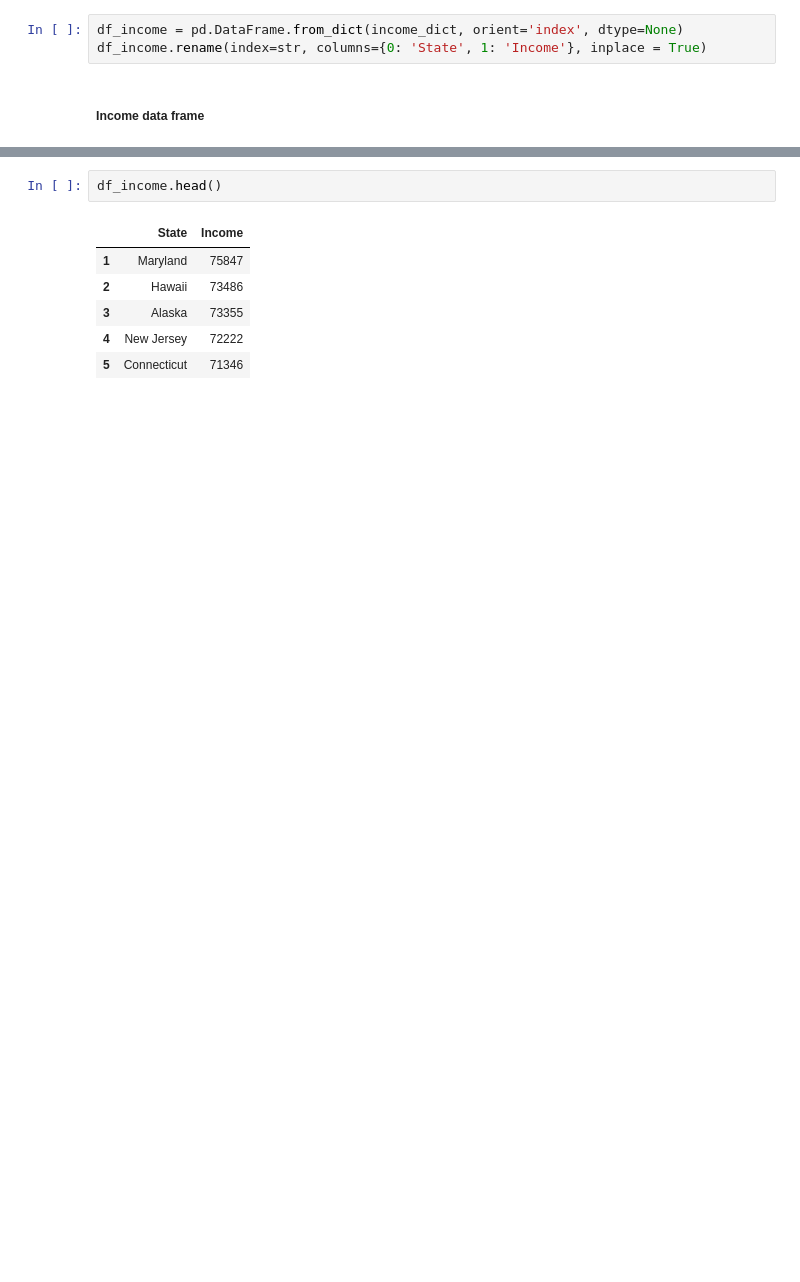
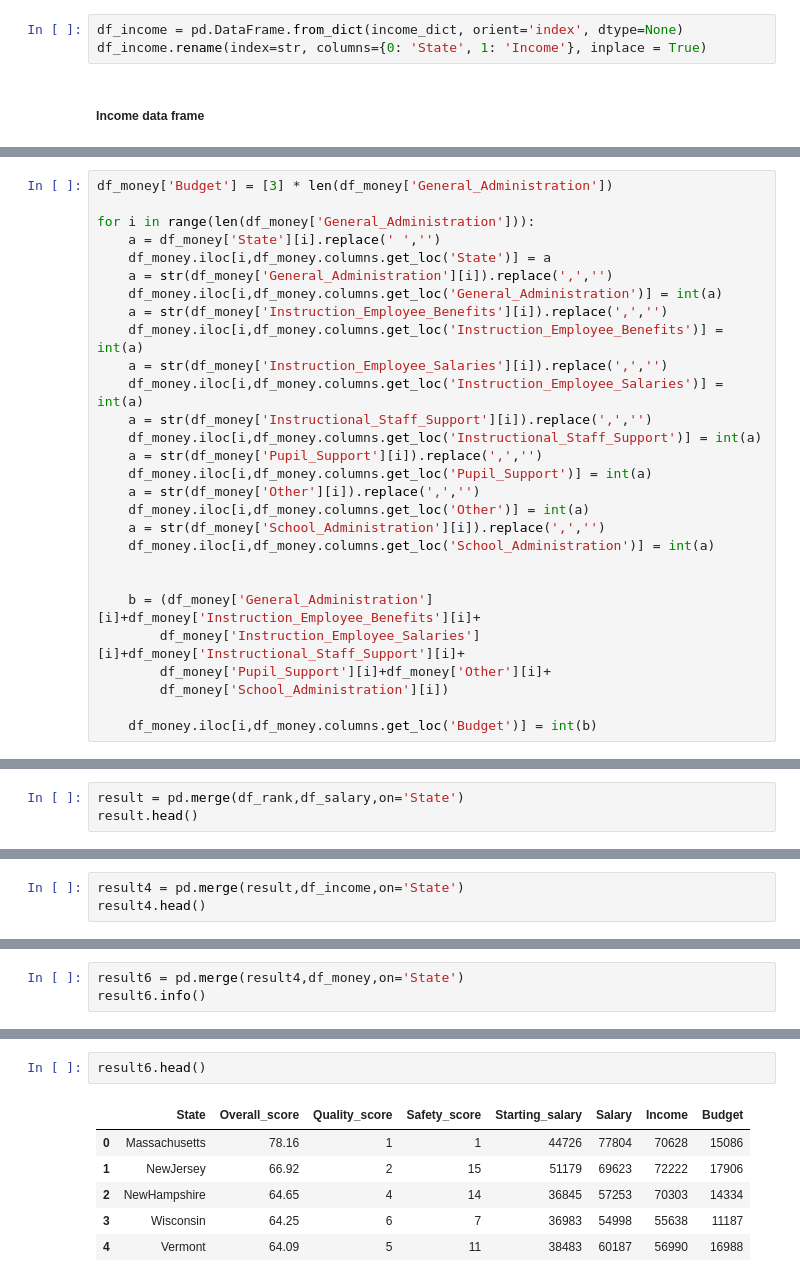
Before and after one commit to amycurneen/Metis-Curneen, a Jupyter notebook: Project 2/Project 2 Web Scraping.ipynb, the cells around one changed output, grey strips where cells are left out. Drawn from its saved outputs; the diff is of its cells as text; blank space fills up the shorter version.

```diff
--- a/Project 2/Project 2 Web Scraping.ipynb
+++ b/Project 2/Project 2 Web Scraping.ipynb
@@ -166,0 +749,28 @@ df_income.rename(index=str, columns={0: 'State', 1: 'Income'}, inplace = True)
+# %%
+df_money['Budget'] = [3] * len(df_money['General_Administration'])
+
+for i in range(len(df_money['General_Administration'])):
+    a = df_money['State'][i].replace(' ','')
+    df_money.iloc[i,df_money.columns.get_loc('State')] = a
+    a = str(df_money['General_Administration'][i]).replace(',','')
+    df_money.iloc[i,df_money.columns.get_loc('General_Administration')] = int(a)
+    a = str(df_money['Instruction_Employee_Benefits'][i]).replace(',','')
+    df_money.iloc[i,df_money.columns.get_loc('Instruction_Employee_Benefits')] = int(a)
+    a = str(df_money['Instruction_Employee_Salaries'][i]).replace(',','')
+    df_money.iloc[i,df_money.columns.get_loc('Instruction_Employee_Salaries')] = int(a)
+    a = str(df_money['Instructional_Staff_Support'][i]).replace(',','')
+    df_money.iloc[i,df_money.columns.get_loc('Instructional_Staff_Support')] = int(a)
+    a = str(df_money['Pupil_Support'][i]).replace(',','')
+    df_money.iloc[i,df_money.columns.get_loc('Pupil_Support')] = int(a)
+    a = str(df_money['Other'][i]).replace(',','')
+    df_money.iloc[i,df_money.columns.get_loc('Other')] = int(a)
+    a = str(df_money['School_Administration'][i]).replace(',','')
+    df_money.iloc[i,df_money.columns.get_loc('School_Administration')] = int(a)
+
+
+    b = (df_money['General_Administration'][i]+df_money['Instruction_Employee_Benefits'][i]+
+        df_money['Instruction_Employee_Salaries'][i]+df_money['Instructional_Staff_Support'][i]+
+        df_money['Pupil_Support'][i]+df_money['Other'][i]+
+        df_money['School_Administration'][i])
+
+    df_money.iloc[i,df_money.columns.get_loc('Budget')] = int(b)
@@ -166,0 +794,3 @@ df_income.rename(index=str, columns={0: 'State', 1: 'Income'}, inplace = True)
+# %%
+result = pd.merge(df_rank,df_salary,on='State')
+result.head()
@@ -166,0 +804,3 @@ df_income.rename(index=str, columns={0: 'State', 1: 'Income'}, inplace = True)
+# %%
+result4 = pd.merge(result,df_income,on='State')
+result4.head()
@@ -166,0 +814,3 @@ df_income.rename(index=str, columns={0: 'State', 1: 'Income'}, inplace = True)
+# %%
+result6 = pd.merge(result4,df_money,on='State')
+result6.info()
@@ -167,9 +856,9 @@ df_income.rename(index=str, columns={0: 'State', 1: 'Income'}, inplace = True)
 # %%
-df_income.head()
+result6.head()
 # %% [output]
-|  | State | Income |
-| 1 | Maryland | 75847 |
-| 2 | Hawaii | 73486 |
-| 3 | Alaska | 73355 |
-| 4 | New Jersey | 72222 |
-| 5 | Connecticut | 71346 |
+|  | State | Overall_score | Quality_score | Safety_score | Starting_salary | Salary | Income | Budget |
+| 0 | Massachusetts | 78.16 | 1 | 1 | 44726 | 77804 | 70628 | 15086 |
+| 1 | NewJersey | 66.92 | 2 | 15 | 51179 | 69623 | 72222 | 17906 |
+| 2 | NewHampshire | 64.65 | 4 | 14 | 36845 | 57253 | 70303 | 14334 |
+| 3 | Wisconsin | 64.25 | 6 | 7 | 36983 | 54998 | 55638 | 11187 |
+| 4 | Vermont | 64.09 | 5 | 11 | 38483 | 60187 | 56990 | 16988 |
```
Also changed, not shown: parts of 43 cells of this notebook, 1 other file.
